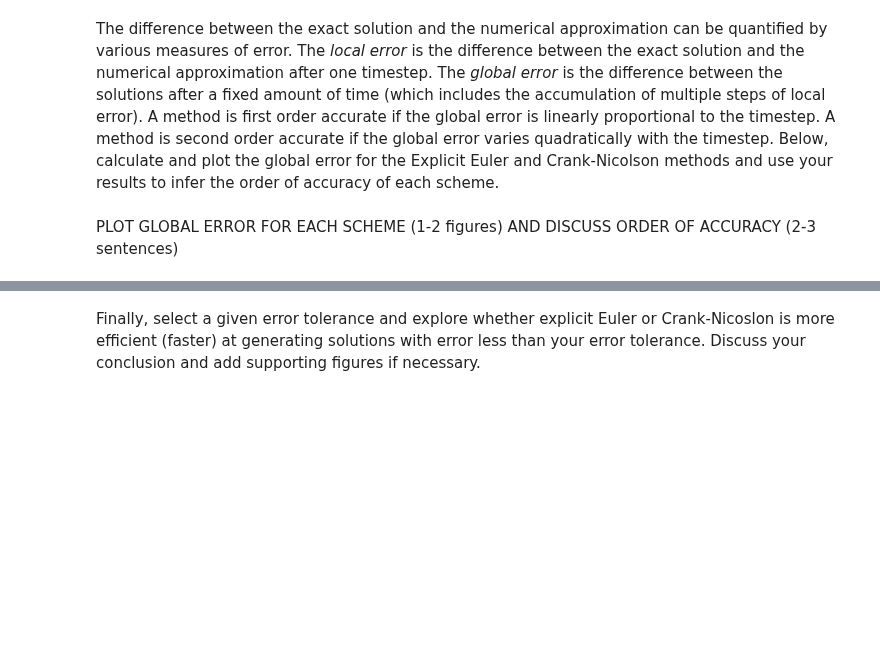
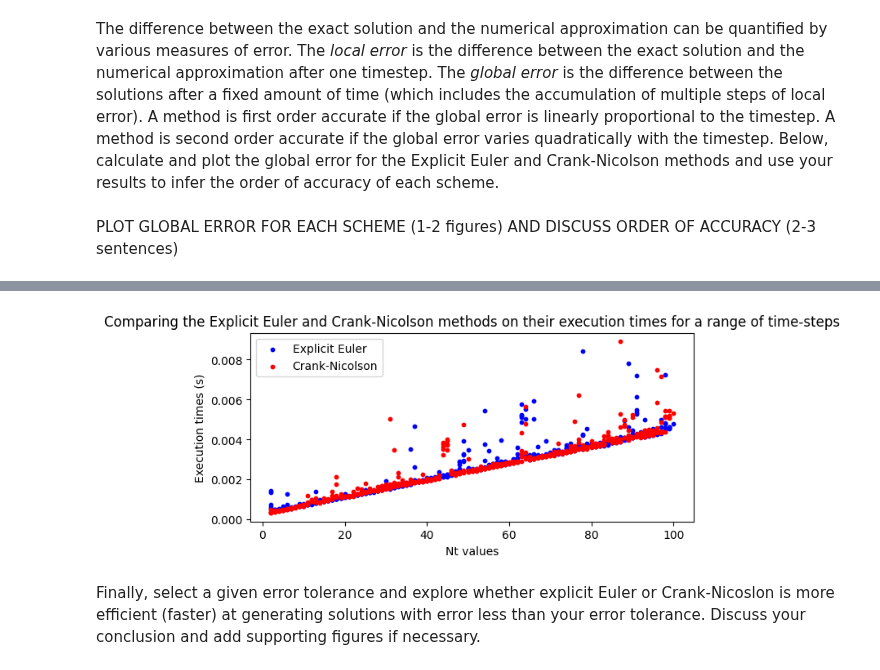
Before and after one commit to SquidsofDoom/QCES, a Jupyter notebook: Project1_numerical_methods.ipynb, the cells around one changed output, grey strips where cells are left out. Saved outputs shown, nothing was run; the diff lists cells and outputs as text; code cells hidden in the pictures; blank space fills up the shorter version.

```diff
--- a/Project1_numerical_methods.ipynb
+++ b/Project1_numerical_methods.ipynb
@@ -348,7 +348,7 @@ The difference between the exact solution and the numerical approximation can be
 # %% [markdown]
 PLOT GLOBAL ERROR FOR EACH SCHEME (1-2 figures) AND DISCUSS ORDER OF ACCURACY (2-3 sentences)
 # %%
-limit = 2
+"""limit = 2
 Nt_values_raw = np.linspace(0, 100, 500)
 Nt_values = [int(nt) for nt in Nt_values_raw if int(nt) >= 2] # Convert to integers and discard values less than 2
 
@@ -394,4 +394,5 @@ plt.ylabel('Execution times (s)')
 plt.title('Comparing the Explicit Euler and Crank-Nicolson methods on their execution times for a range of time-steps')
 plt.legend()
 
-plt.show()
+plt.show()"""
+# %% [output]
@@ -398,3 +416,4 @@ plt.show()
+[figure, added]
 # %% [markdown]
 Finally, select a given error tolerance and explore whether explicit Euler or Crank-Nicoslon is more efficient (faster) at generating solutions with error less than your error tolerance. Discuss your conclusion and add supporting figures if necessary.
 # %% [markdown]
```
Also changed, not shown: parts of 8 cells of this notebook.
